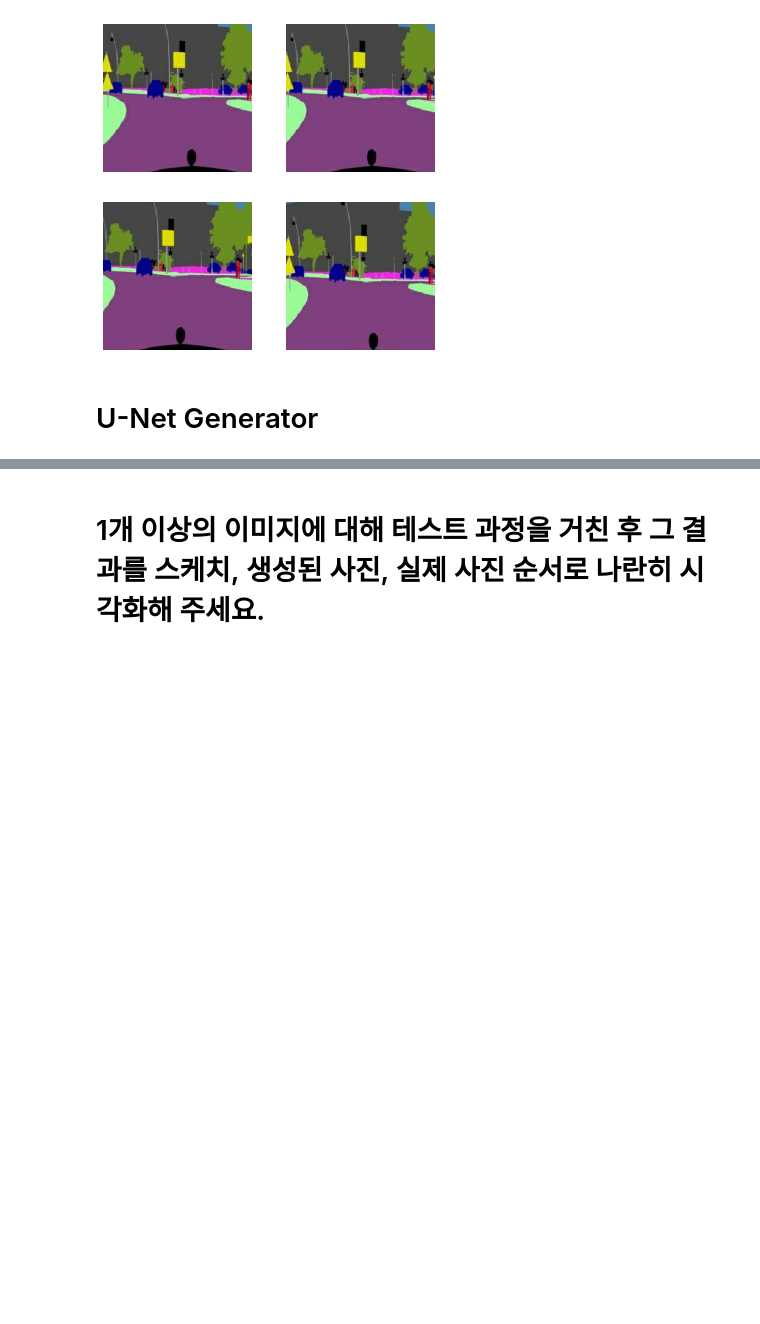
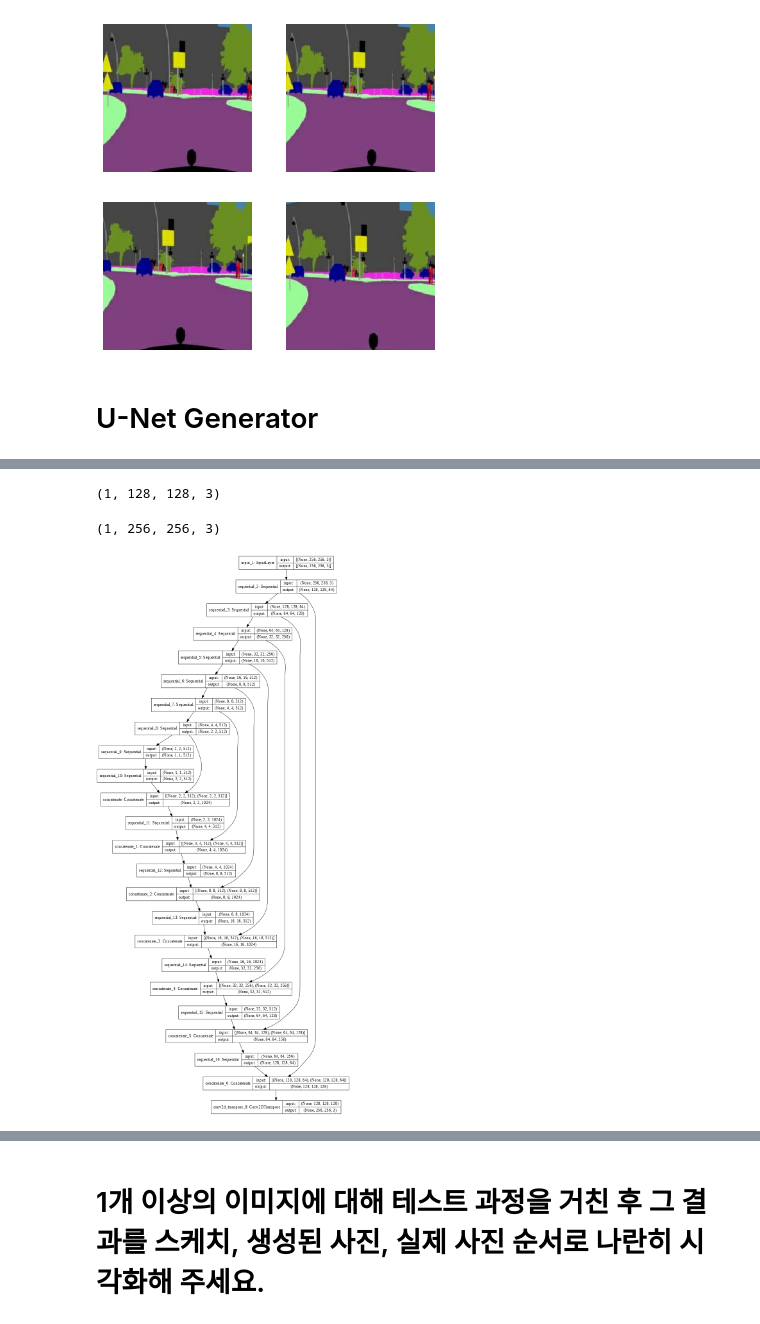
Before and after one commit to dlgur1994/Aiffel, a Jupyter notebook: Exploration/[E-19]MakingStreetImages.ipynb, the cells around one changed output, grey strips where cells are left out. Cells and saved outputs as stored; diff of their text form; code cells hidden in the pictures; blank space fills up the shorter version.

```diff
--- a/Exploration/[E-19]MakingStreetImages.ipynb
+++ b/Exploration/[E-19]MakingStreetImages.ipynb
@@ -134,0 +133,52 @@ test_dataset = test_dataset.batch(BATCH_SIZE)
+# %%
+OUTPUT_CHANNELS = 3
+# %%
+# 다운샘플링링 함수
+def downsample(filters, size, apply_batchnorm=True):
+  initializer = tf.random_normal_initializer(0., 0.02)
+
+  result = tf.keras.Sequential()
+  result.add(
+      tf.keras.layers.Conv2D(filters, size, strides=2, padding='same',
+                             kernel_initializer=initializer, use_bias=False))
+
+  if apply_batchnorm:
+    result.add(tf.keras.layers.BatchNormalization())
+
+  result.add(tf.keras.layers.LeakyReLU())
+
+  return result
+# %%
+# 다운샘플링
+down_model = downsample(3, 4)
+down_result = down_model(tf.expand_dims(inp, 0))
+print (down_result.shape)
+# %% [output]
+(1, 128, 128, 3)
+# %%
+# 업샘플링링 함수
+def upsample(filters, size, apply_dropout=False):
+  initializer = tf.random_normal_initializer(0., 0.02)
+
+  result = tf.keras.Sequential()
+  result.add(
+    tf.keras.layers.Conv2DTranspose(filters, size, strides=2,
+                                    padding='same',
+                                    kernel_initializer=initializer,
+                                    use_bias=False))
+
+  result.add(tf.keras.layers.BatchNormalization())
+
+  if apply_dropout:
+      result.add(tf.keras.layers.Dropout(0.5))
+
+  result.add(tf.keras.layers.ReLU())
+
+  return result
+# %%
+# 업샘플링
+up_model = upsample(3, 4)
+up_result = up_model(down_result)
+print (up_result.shape)
+# %% [output]
+(1, 256, 256, 3)
@@ -134,0 +236,6 @@ test_dataset = test_dataset.batch(BATCH_SIZE)
+# %%
+# Generator 선언
+generator = Generator()
+tf.keras.utils.plot_model(generator, show_shapes=True, dpi=64)
+# %% [output]
+[figure, added]
```
Also changed, not shown: parts of 31 cells of this notebook.
